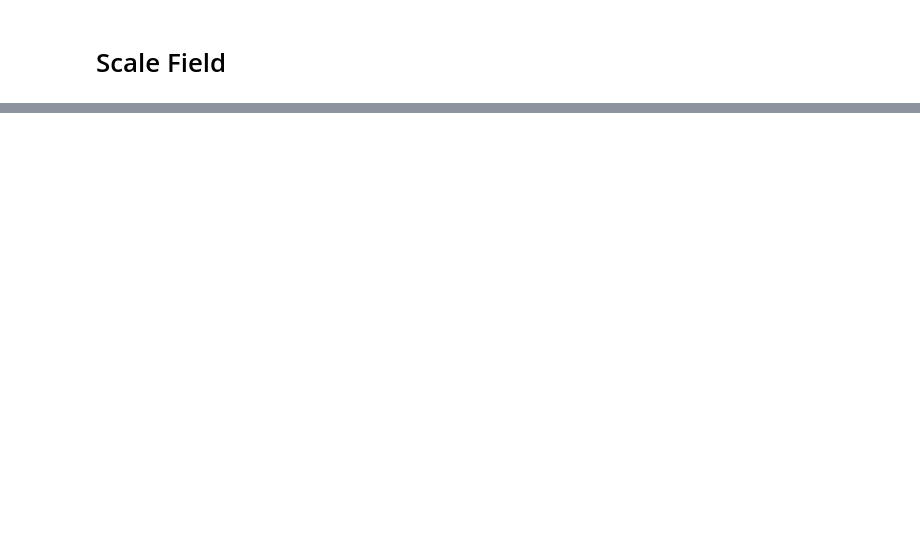
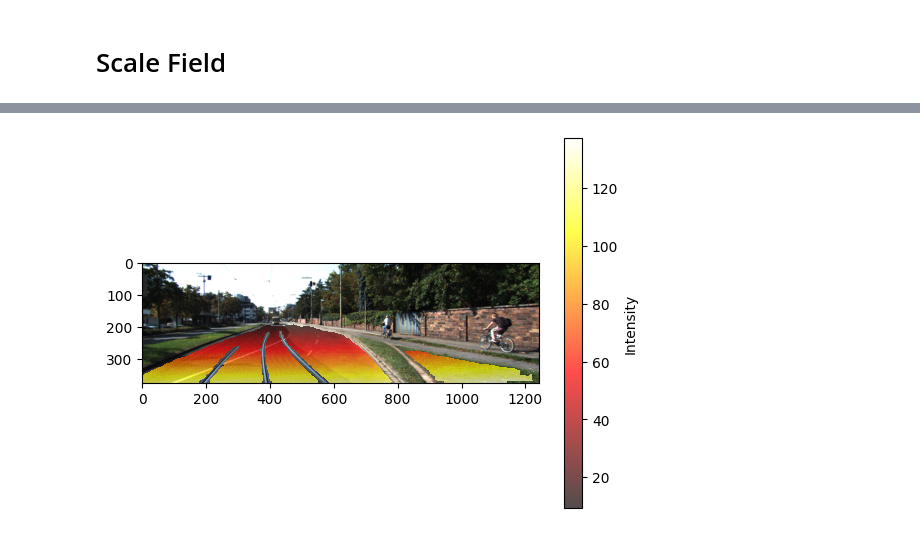
Before and after one commit to metinersin/height-estimation-kitti, a Jupyter notebook: test.ipynb, the cells around one changed output, grey strips where cells are left out. Saved outputs shown, nothing was run; the diff lists cells and outputs as text; code cells hidden in the pictures; blank space fills up the shorter version.

```diff
--- a/test.ipynb
+++ b/test.ipynb
@@ -168 +170,12 @@ Shape of the scale field: (123397,)
+# %%
+scale_field_on_img = point_cloud.to_field_on_img(
+    scale_field_on_lidar,
+    points_lidar,
+    mask=mask,
+    interpolation="cubic",
+    img_size=img_size,
+    velo_to_cam=velo_to_cam,
+    r_rect=r_rect,
+    p_rect=p_rect,
+)
 # %%
@@ -171,0 +187,4 @@ plotting.scatter_on_image(img, points_img[idx], c=scale_field[idx], alpha=0.2, c
+# %%
+plotting.draw_field_on_image(scale_field_on_img, img, alpha=0.7)
+# %% [output]
+[figure, added]
```
Also changed, not shown: parts of 14 cells of this notebook.
